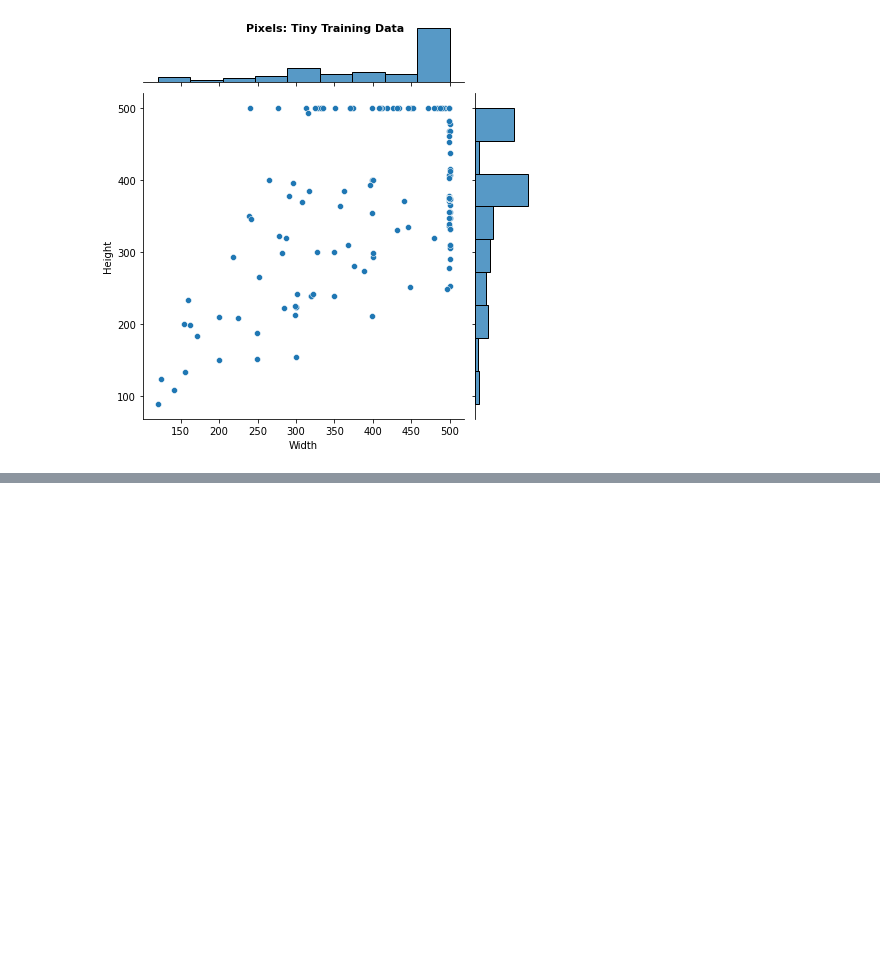
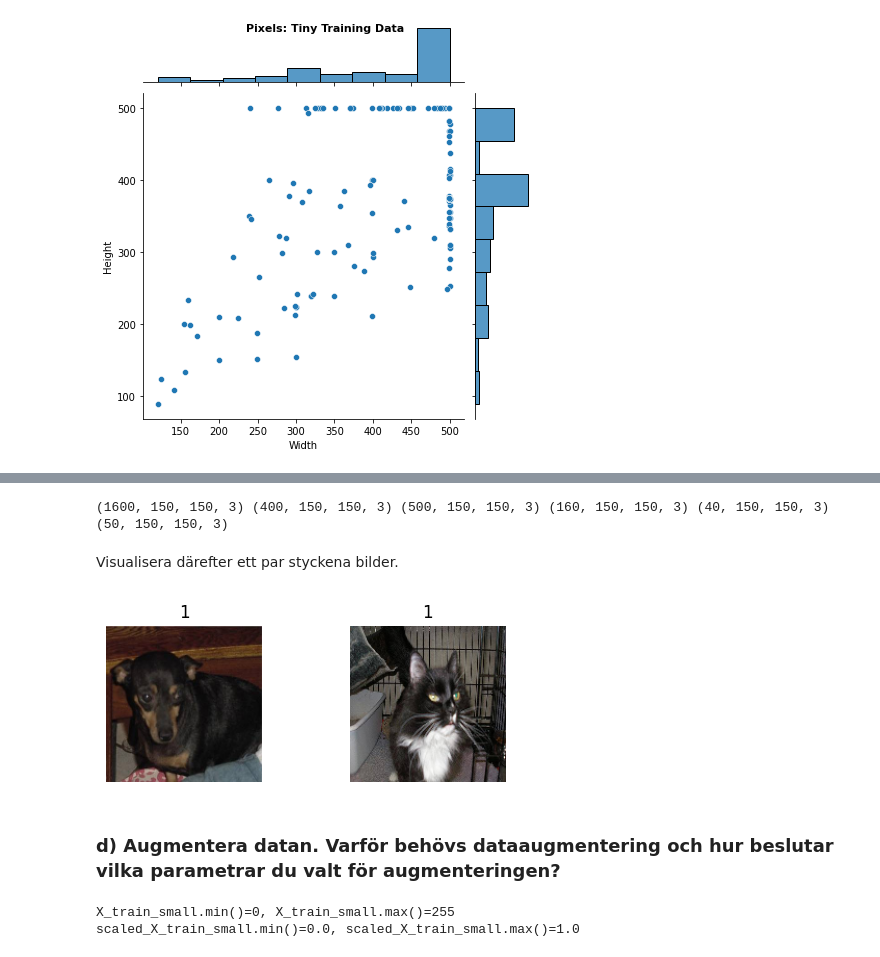
Before and after one commit to Anna-MariaSjolund/Deep-Learning-Anna-MariaSjolund, a Jupyter notebook: labs/lab_dogs_vs_cats.ipynb, the cells around one changed output, grey strips where cells are left out. Cells and saved outputs as stored; diff of their text form; code cells hidden in the pictures; blank space fills up the shorter version.

```diff
--- a/labs/lab_dogs_vs_cats.ipynb
+++ b/labs/lab_dogs_vs_cats.ipynb
@@ -161,7 +167,7 @@ def read_images(folder_path):
             labels.append(0)
         else:
             labels.append(1)
-    labels = np.asarray(labels, dtype=object)
+    labels = np.asarray(labels)
 
     np.random.seed(42)
     np.random.shuffle(data)
@@ -191,7 +217,7 @@ print(y_train_small[0])
 # %%
 fig, axes = plt.subplots(2, 5, figsize=(20, 20))
 
-for i, ax, label in zip(range(25), axes.flatten(), y_train_small):
+for i, ax, label in zip(range(10), axes.flatten(), y_train_small):
     ax.imshow(X_train_small[i])
     ax.axis("off")
     ax.set(title=label)
@@ -256,0 +289,39 @@ fig.fig.suptitle("Pixels: Tiny Training Data", size=11, fontweight="bold");
+# %%
+def resize_images(data, shape):
+    data_resized = [cv2.resize(data[i], shape) for i in range(len(data))]
+    data_resized = np.asarray(data_resized)
+    return data_resized
+# %%
+X_train_small = resize_images(X_train_small, (150, 150))
+X_val_small = resize_images(X_val_small, (150, 150))
+X_test_small = resize_images(X_test_small, (150, 150))
+X_train_tiny = resize_images(X_train_tiny, (150, 150))
+X_val_tiny = resize_images(X_val_tiny, (150, 150))
+X_test_tiny = resize_images(X_test_tiny, (150, 150))
+
+print(X_train_small.shape, X_val_small.shape, X_test_small.shape, X_train_tiny.shape, X_val_tiny.shape, X_test_tiny.shape)
+# %% [output]
+(1600, 150, 150, 3) (400, 150, 150, 3) (500, 150, 150, 3) (160, 150, 150, 3) (40, 150, 150, 3) (50, 150, 150, 3)
+# %% [markdown]
+Visualisera därefter ett par styckena bilder.
+# %%
+fig, axes = plt.subplots(1, 2, dpi=100)
+
+for i, ax, label in zip(range(1, 4), axes.flatten(), y_train_small):
+    ax.imshow(X_train_small[i])
+    ax.axis("off")
+    ax.set(title=label)
+
+fig.subplots_adjust(wspace=0.1, hspace=0.1, bottom=0.01, top=0.4)
+# %% [output]
+[figure, added]
+# %% [markdown]
+### d) Augmentera datan. Varför behövs dataaugmentering och hur beslutar vilka parametrar du valt för augmenteringen?
+# %%
+print(f"{X_train_small.min()=}, {X_train_small.max()=}")
+scaled_X_train_small = X_train_small.astype("float32") / 255
+scaled_X_val_small = X_test_small.astype("float32") / 255
+print(f"{scaled_X_train_small.min()=}, {scaled_X_train_small.max()=}")
+# %% [output]
+X_train_small.min()=0, X_train_small.max()=255
+scaled_X_train_small.min()=0.0, scaled_X_train_small.max()=1.0
```
Also changed, not shown: parts of 12 cells of this notebook.
